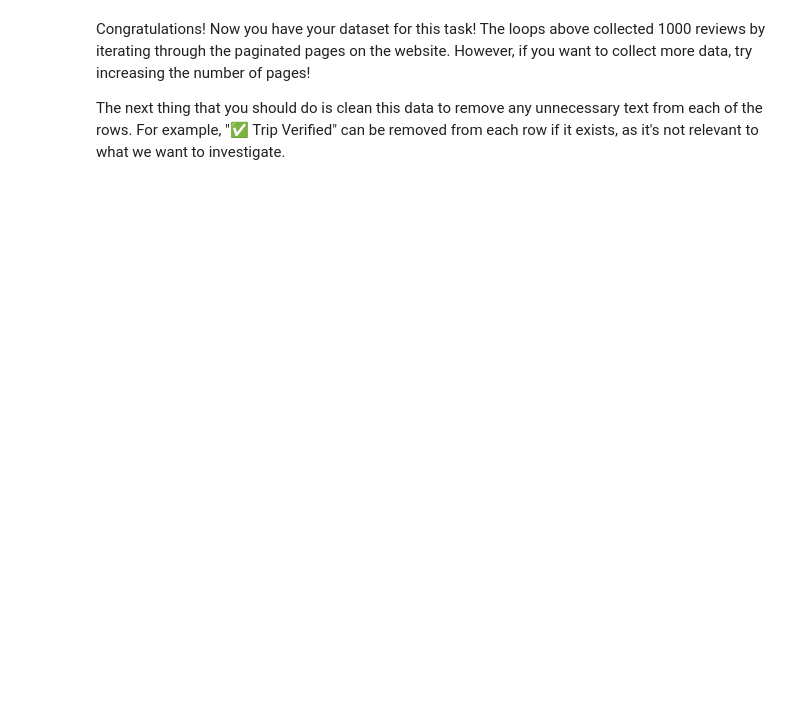
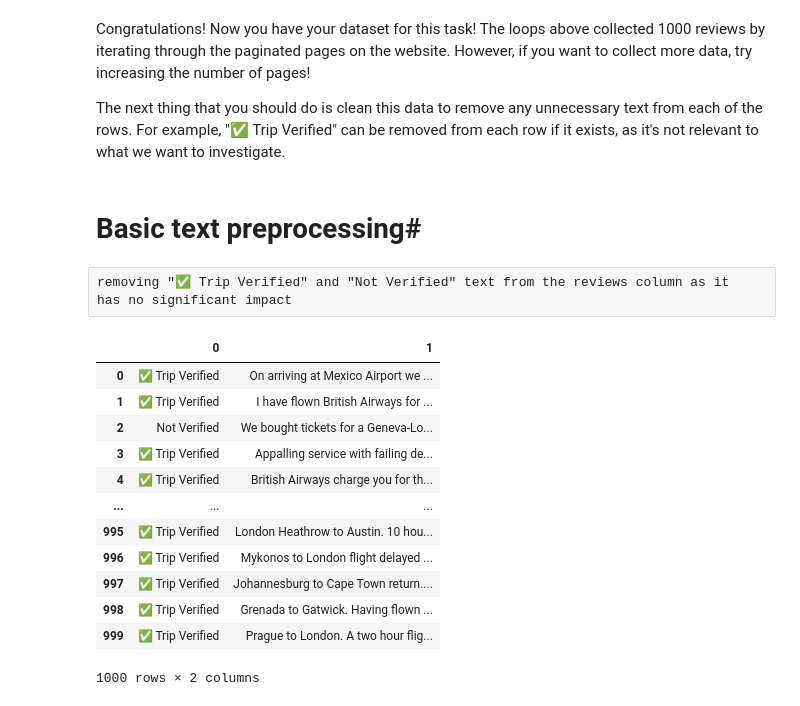
Before and after one commit to DarffourJoshua/forageAnalysis, a Jupyter notebook: getting_started.ipynb, the cells around one changed output. Drawn from its saved outputs; the diff is of its cells as text; code cells hidden in the pictures; blank space fills up the shorter version.

```diff
--- a/getting_started.ipynb
+++ b/getting_started.ipynb
@@ -79,3 +80,8 @@ df.to_csv("data/BA_reviews.csv")
 Congratulations! Now you have your dataset for this task! The loops above collected 1000 reviews by iterating through the paginated pages on the website. However, if you want to collect more data, try increasing the number of pages!
 
  The next thing that you should do is clean this data to remove any unnecessary text from each of the rows. For example, "✅ Trip Verified" can be removed from each row if it exists, as it's not relevant to what we want to investigate.
+# %% [markdown]
+# Basic text preprocessing#
+# %% [raw]
+removing "✅ Trip Verified" and "Not Verified" text from the reviews column as it
+has no significant impact
@@ -81,0 +90,16 @@ Congratulations! Now you have your dataset for this task! The loops above collec
+# %%
+reviews
+# %% [output]
+|  | 0 | 1 |
+| 0 | ✅ Trip Verified | On arriving at Mexico Airport we ... |
+| 1 | ✅ Trip Verified | I have flown British Airways for ... |
+| 2 | Not Verified | We bought tickets for a Geneva-Lo... |
+| 3 | ✅ Trip Verified | Appalling service with failing de... |
+| 4 | ✅ Trip Verified | British Airways charge you for th... |
+| ... | ... | ... |
+| 995 | ✅ Trip Verified | London Heathrow to Austin. 10 hou... |
+| 996 | ✅ Trip Verified | Mykonos to London flight delayed ... |
+| 997 | ✅ Trip Verified | Johannesburg to Cape Town return.... |
+| 998 | ✅ Trip Verified | Grenada to Gatwick. Having flown ... |
+| 999 | ✅ Trip Verified | Prague to London. A two hour flig... |
+1000 rows × 2 columns
```
Also changed, not shown: parts of 32 cells of this notebook, 1 other file.
